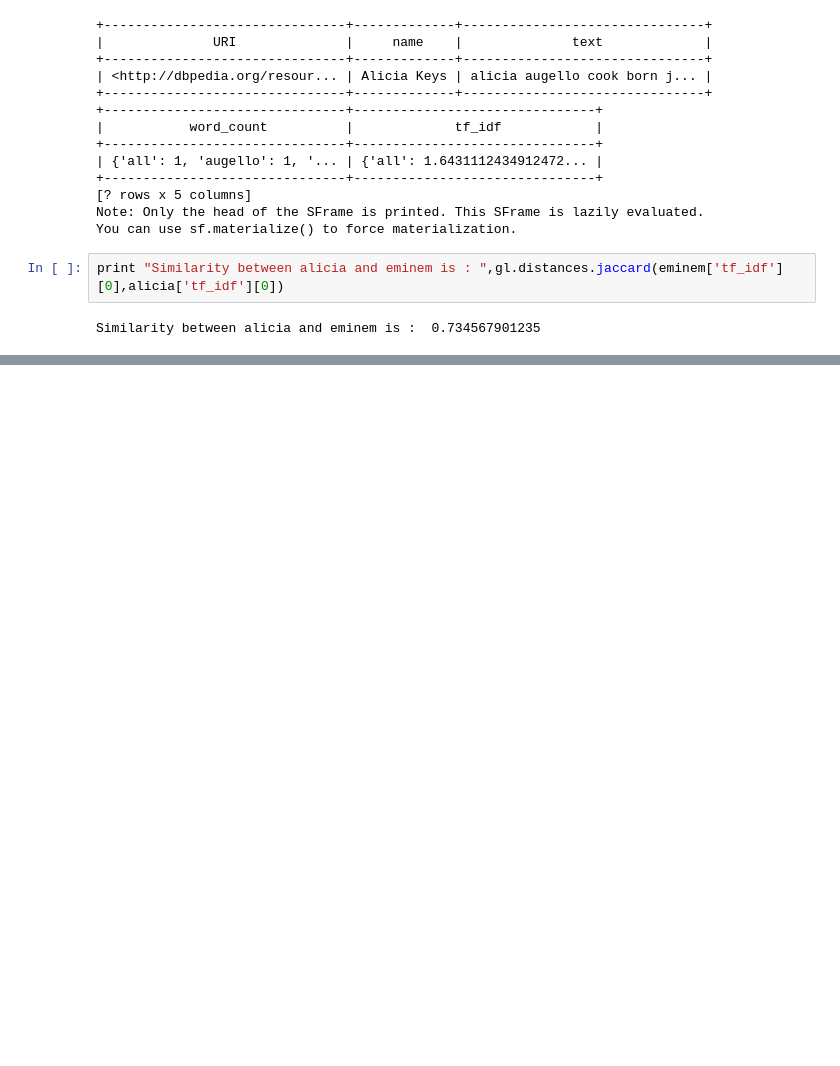
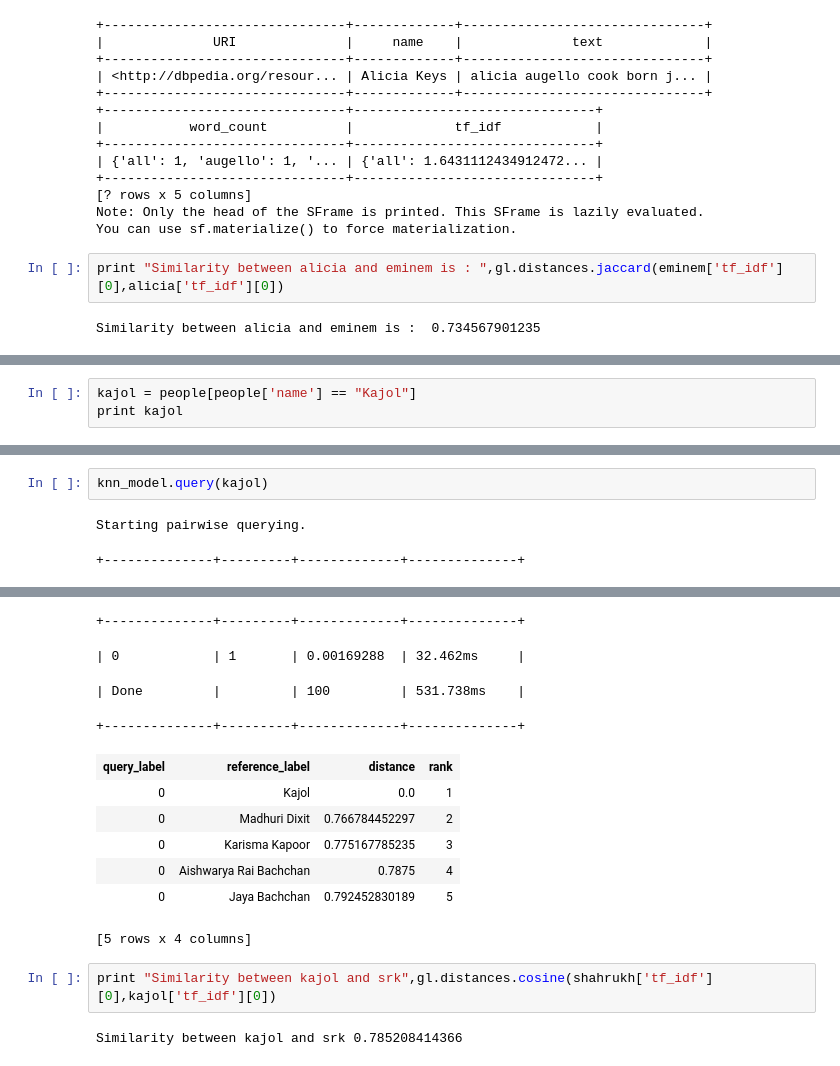
Before and after one commit to thesharpshooter/b, a Jupyter notebook: Week 4/Untitled.ipynb, the cells around one changed output, grey strips where cells are left out. Saved outputs shown, nothing was run; the diff lists cells and outputs as text; blank space fills up the shorter version.

```diff
--- a/Week 4/Untitled.ipynb
+++ b/Week 4/Untitled.ipynb
@@ -456,0 +561,3 @@ Similarity between alicia and eminem is :  0.734567901235
+# %%
+kajol = people[people['name'] == "Kajol"]
+print kajol
@@ -456,0 +578,5 @@ Similarity between alicia and eminem is :  0.734567901235
+# %%
+knn_model.query(kajol)
+# %% [output]
+Starting pairwise querying.
++--------------+---------+-------------+--------------+
@@ -456,0 +584,15 @@ Similarity between alicia and eminem is :  0.734567901235
++--------------+---------+-------------+--------------+
+| 0            | 1       | 0.00169288  | 32.462ms     |
+| Done         |         | 100         | 531.738ms    |
++--------------+---------+-------------+--------------+
+| query_label | reference_label | distance | rank |
+| 0 | Kajol | 0.0 | 1 |
+| 0 | Madhuri Dixit | 0.766784452297 | 2 |
+| 0 | Karisma Kapoor | 0.775167785235 | 3 |
+| 0 | Aishwarya Rai Bachchan | 0.7875 | 4 |
+| 0 | Jaya Bachchan | 0.792452830189 | 5 |
+[5 rows x 4 columns]
+# %%
+print "Similarity between kajol and srk",gl.distances.cosine(shahrukh['tf_idf'][0],kajol['tf_idf'][0])
+# %% [output]
+Similarity between kajol and srk 0.785208414366
```
Also changed, not shown: parts of 13 cells of this notebook.
